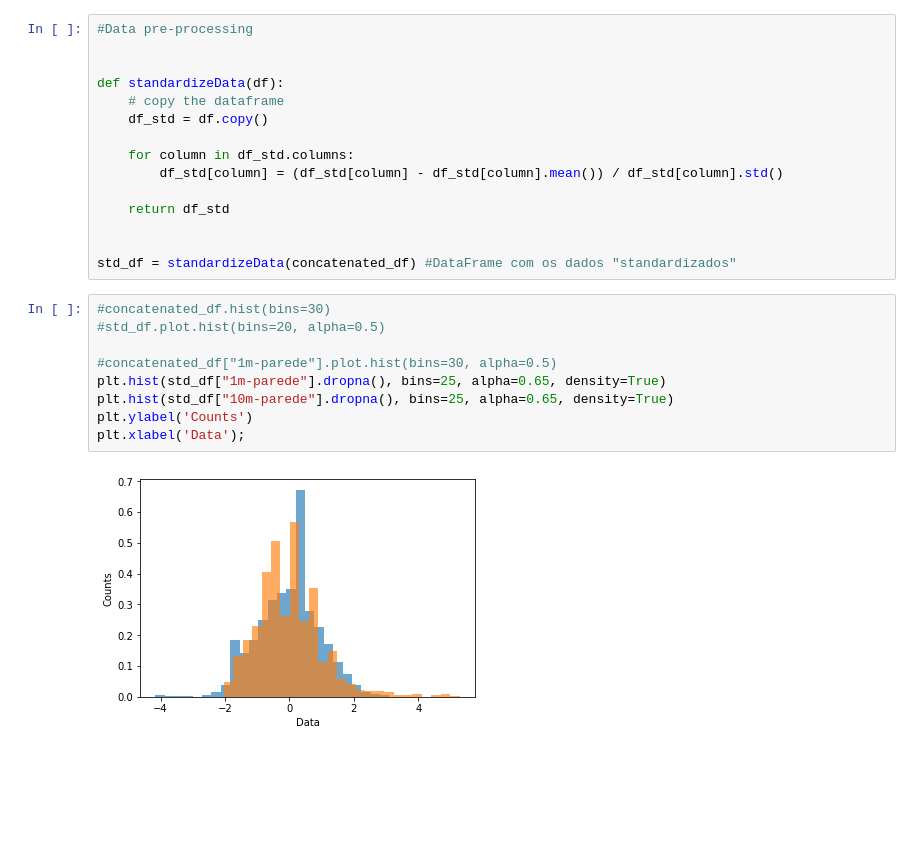
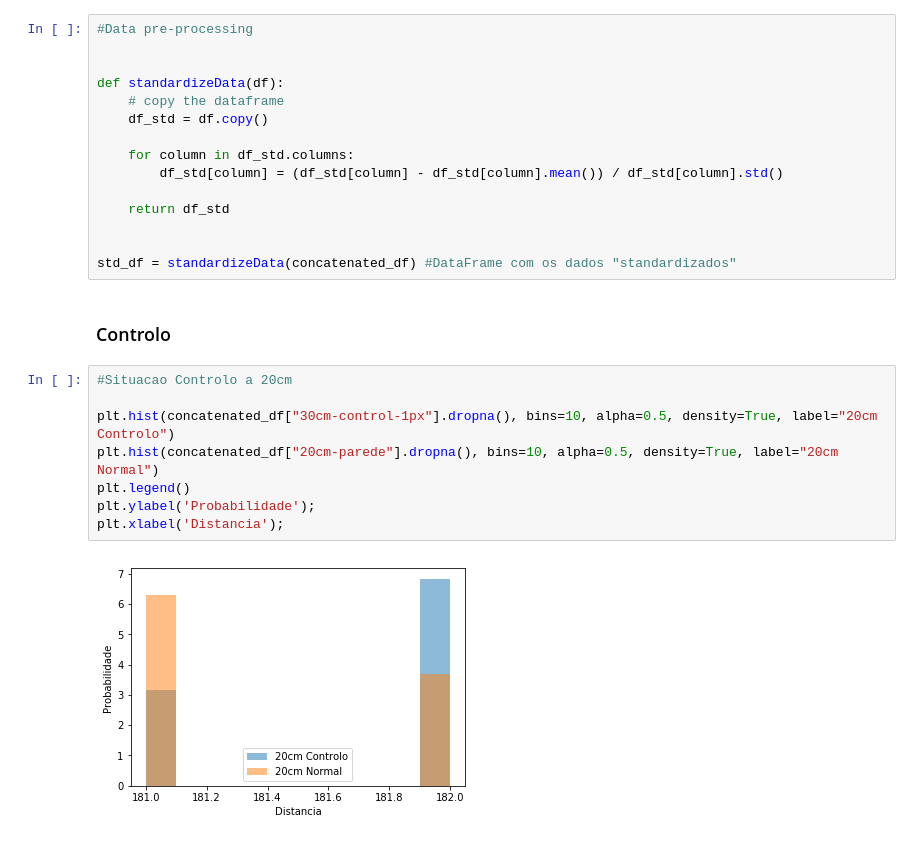
Before and after one commit to ROS-Force/NavCAM-Contest, a Jupyter notebook: Resultados/Scripts/First_Objectives.ipynb, the cells around one changed output. Saved outputs shown, nothing was run; the diff lists cells and outputs as text; blank space fills up the shorter version.

```diff
--- a/Resultados/Scripts/First_Objectives.ipynb
+++ b/Resultados/Scripts/First_Objectives.ipynb
@@ -45,14 +47,15 @@ def standardizeData(df):
 
 
 std_df = standardizeData(concatenated_df) #DataFrame com os dados "standardizados"
-# %%
-#concatenated_df.hist(bins=30)
-#std_df.plot.hist(bins=20, alpha=0.5)
-
-#concatenated_df["1m-parede"].plot.hist(bins=30, alpha=0.5)
-plt.hist(std_df["1m-parede"].dropna(), bins=25, alpha=0.65, density=True)
-plt.hist(std_df["10m-parede"].dropna(), bins=25, alpha=0.65, density=True)
-plt.ylabel('Counts')
-plt.xlabel('Data');
-# %% [output]
-[figure, removed]
+# %% [markdown]
+### Controlo
+# %%
+#Situacao Controlo a 20cm
+
+plt.hist(concatenated_df["30cm-control-1px"].dropna(), bins=10, alpha=0.5, density=True, label="20cm Controlo")
+plt.hist(concatenated_df["20cm-parede"].dropna(), bins=10, alpha=0.5, density=True, label="20cm Normal")
+plt.legend()
+plt.ylabel('Probabilidade');
+plt.xlabel('Distancia');
+# %% [output]
+[figure, added]
```
Also changed, not shown: parts of 7 cells of this notebook, 4 other files.
